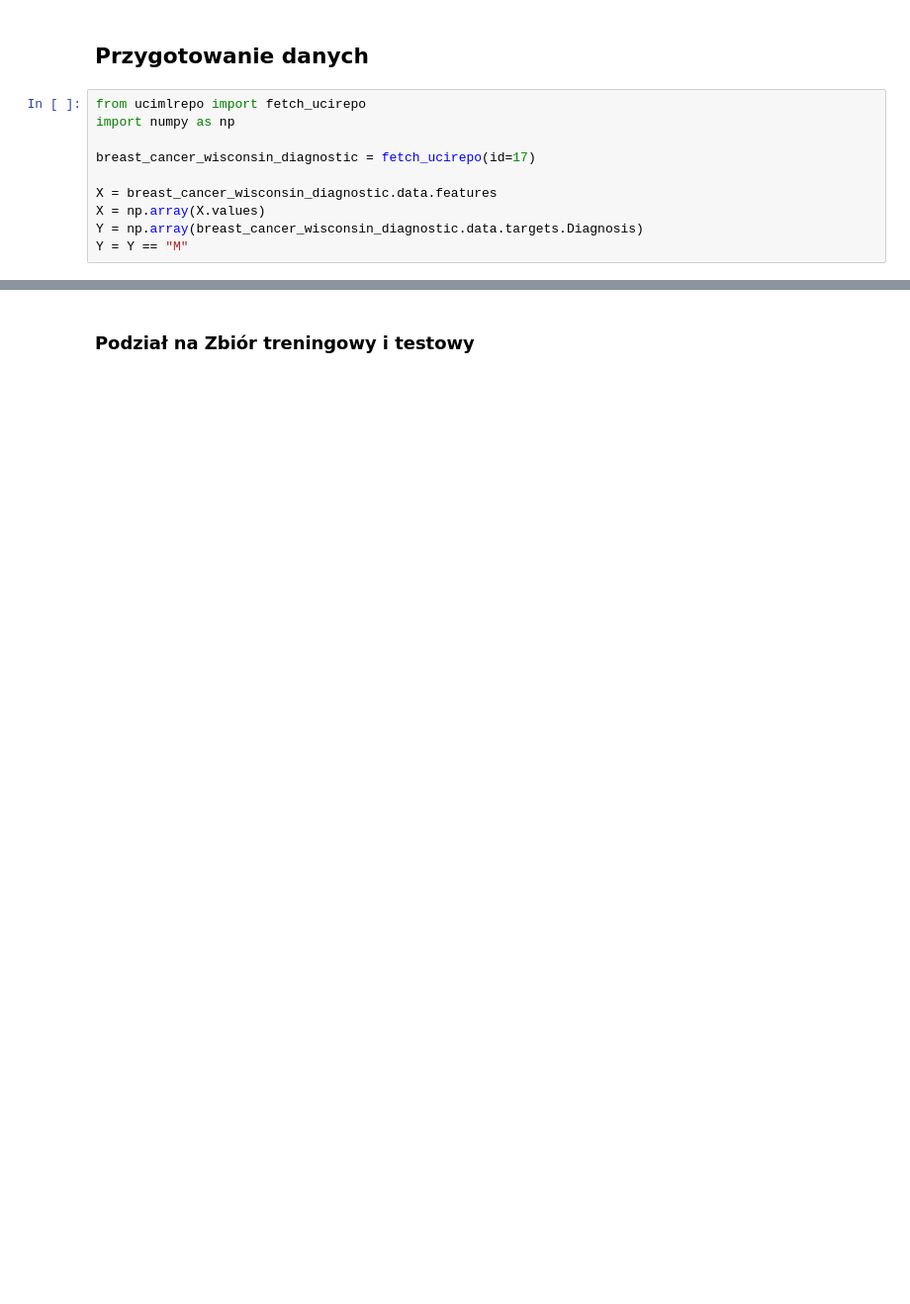
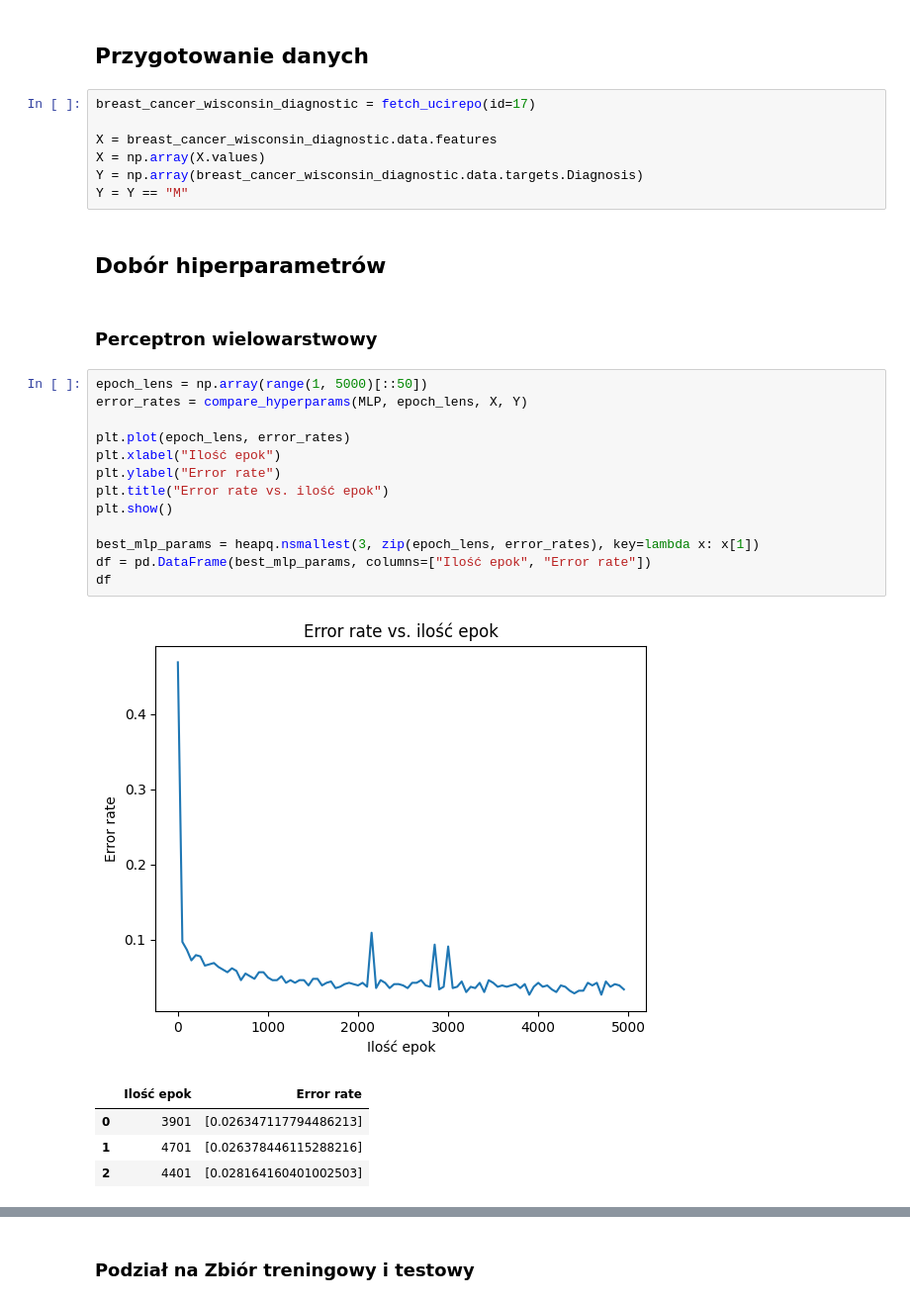
Before and after one commit to mbo009/UMA-Projekt, a Jupyter notebook: docs/main.ipynb, the cells around one changed output, grey strips where cells are left out. Shown: that part at 99% size. Drawn from its saved outputs; the diff is of its cells as text; blank space fills up the shorter version.

Commit message:
found the best hyperparam values and started working on comparing classification metrics

```diff
--- a/docs/main.ipynb
+++ b/docs/main.ipynb
@@ -7,12 +23,32 @@ sys.path.append('../')
 # %% [markdown]
 ## Przygotowanie danych
 # %%
-from ucimlrepo import fetch_ucirepo
-import numpy as np
-
 breast_cancer_wisconsin_diagnostic = fetch_ucirepo(id=17)
 
 X = breast_cancer_wisconsin_diagnostic.data.features
 X = np.array(X.values)
 Y = np.array(breast_cancer_wisconsin_diagnostic.data.targets.Diagnosis)
 Y = Y == "M"
+# %% [markdown]
+## Dobór hiperparametrów
+# %% [markdown]
+### Perceptron wielowarstwowy
+# %%
+epoch_lens = np.array(range(1, 5000)[::50])
+error_rates = compare_hyperparams(MLP, epoch_lens, X, Y)
+
+plt.plot(epoch_lens, error_rates)
+plt.xlabel("Ilość epok")
+plt.ylabel("Error rate")
+plt.title("Error rate vs. ilość epok")
+plt.show()
+
+best_mlp_params = heapq.nsmallest(3, zip(epoch_lens, error_rates), key=lambda x: x[1])
+df = pd.DataFrame(best_mlp_params, columns=["Ilość epok", "Error rate"])
+df
+# %% [output]
+[figure, added]
+|  | Ilość epok | Error rate |
+| 0 | 3901 | [0.026347117794486213] |
+| 1 | 4701 | [0.026378446115288216] |
+| 2 | 4401 | [0.028164160401002503] |
```
Also changed, not shown: parts of 17 cells of this notebook, 4 other files.
